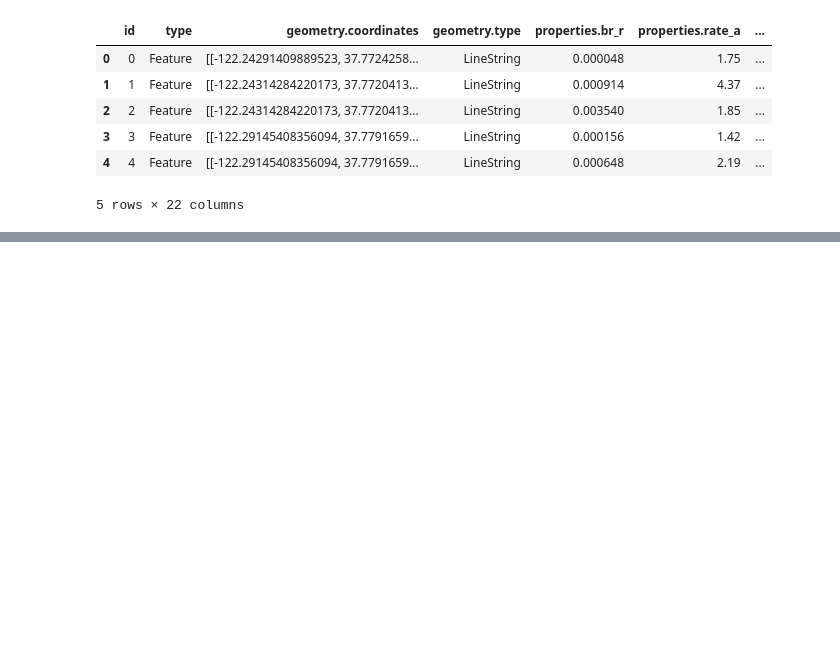
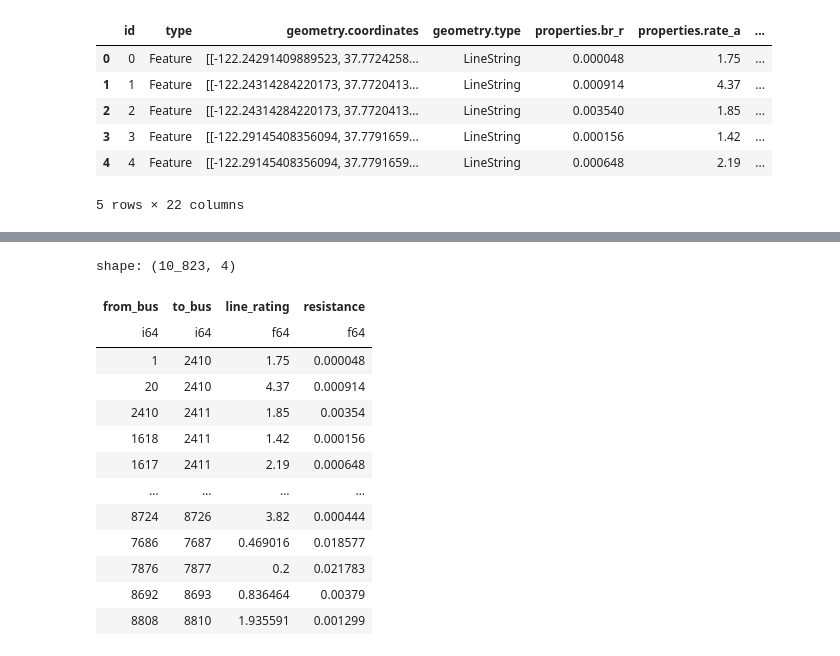
Before and after one commit to Bravos-Power/pyoframe, a Jupyter notebook: benchmarks/energy_model/scripts/process_lines_json.py.ipynb, the cells around one changed output, grey strips where cells are left out. Saved outputs shown, nothing was run; the diff lists cells and outputs as text; code cells hidden in the pictures; blank space fills up the shorter version.

```diff
--- a/benchmarks/energy_model/scripts/process_lines_json.py.ipynb
+++ b/benchmarks/energy_model/scripts/process_lines_json.py.ipynb
@@ -64 +57,28 @@ df3.head()
+# %%
+df4 = df3.with_columns(
+    pl.when(pl.col("from_bus") < pl.col("to_bus"))
+    .then(pl.col("from_bus"))
+    .otherwise(pl.col("to_bus"))
+    .alias("from_bus"),
+    pl.when(pl.col("from_bus") < pl.col("to_bus"))
+    .then(pl.col("to_bus"))
+    .otherwise(pl.col("from_bus"))
+    .alias("to_bus"),
+)
+df4
+# %% [output]
+shape: (10_823, 4)
+| from_bus | to_bus | line_rating | resistance |
+| i64 | i64 | f64 | f64 |
+| 1 | 2410 | 1.75 | 0.000048 |
+| 20 | 2410 | 4.37 | 0.000914 |
+| 2410 | 2411 | 1.85 | 0.00354 |
+| 1618 | 2411 | 1.42 | 0.000156 |
+| 1617 | 2411 | 2.19 | 0.000648 |
+| … | … | … | … |
+| 8724 | 8726 | 3.82 | 0.000444 |
+| 7686 | 7687 | 0.469016 | 0.018577 |
+| 7876 | 7877 | 0.2 | 0.021783 |
+| 8692 | 8693 | 0.836464 | 0.00379 |
+| 8808 | 8810 | 1.935591 | 0.001299 |
 # %%
```
Also changed, not shown: parts of 5 cells of this notebook, 5 other files.
